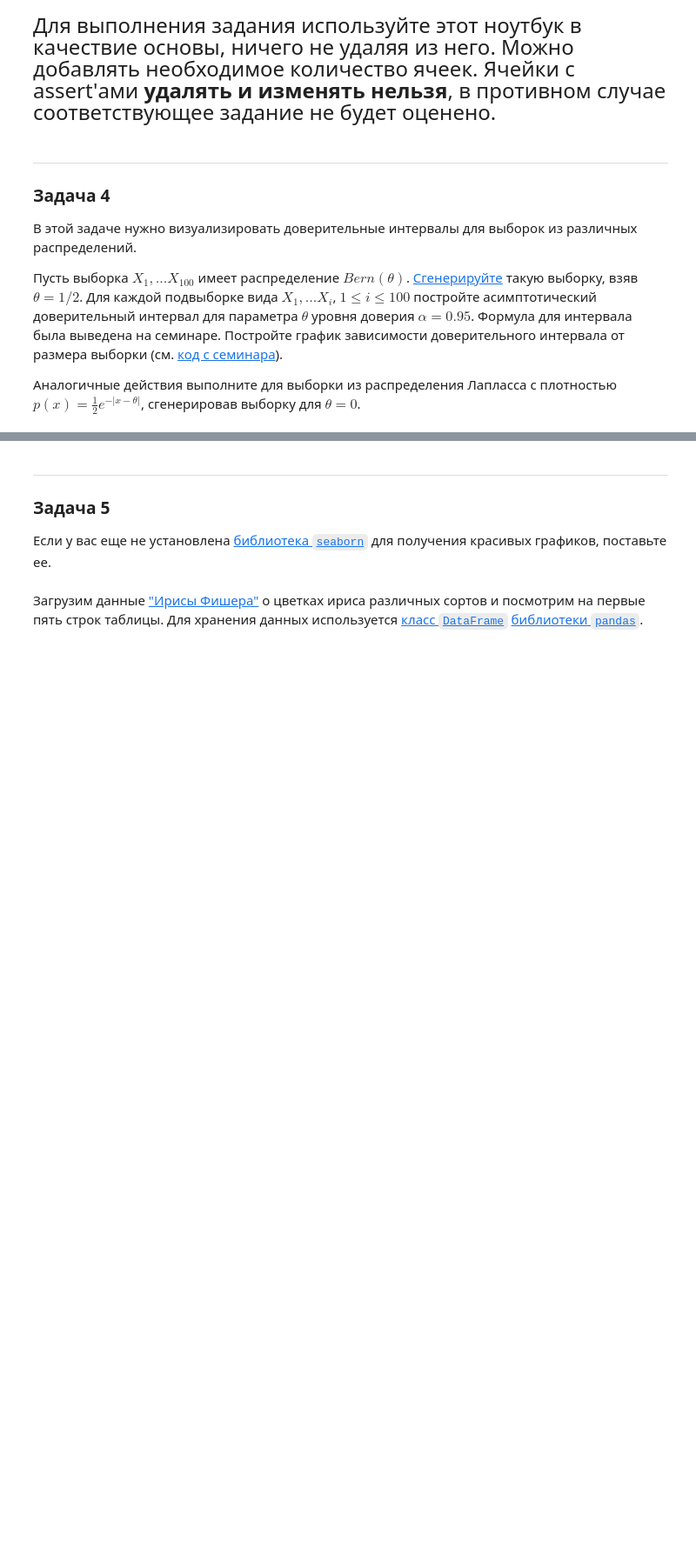
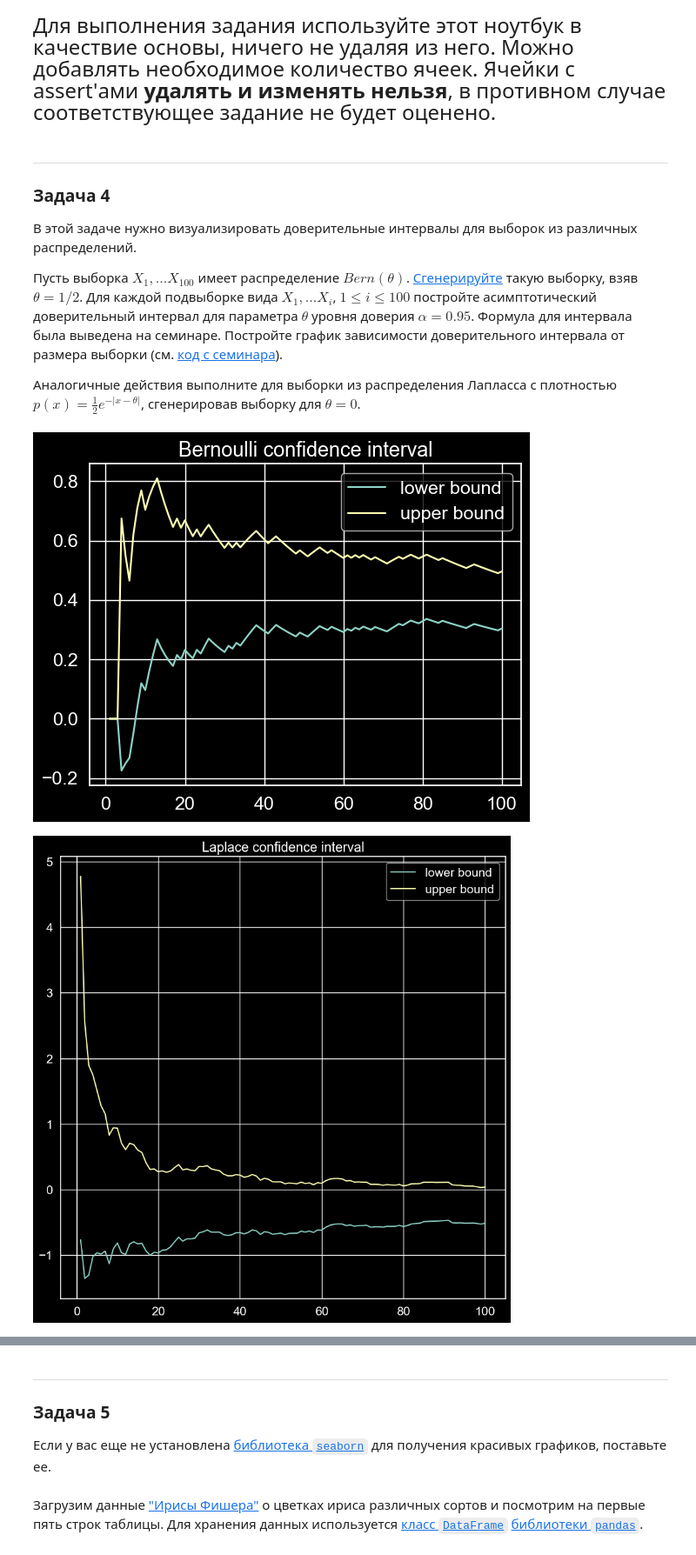
Before and after one commit to voroninip/FBMF_python, a Jupyter notebook: math_stat/HW2/hw2-b_stud.ipynb, the cells around one changed output, grey strips where cells are left out. Shown: that part at 87% size. Cells and saved outputs as stored; diff of their text form; code cells hidden in the pictures; blank space fills up the shorter version.

```diff
--- a/math_stat/HW2/hw2-b_stud.ipynb
+++ b/math_stat/HW2/hw2-b_stud.ipynb
@@ -38,4 +38,81 @@ plt.style.use("dark_background")
 Пусть выборка $X_1, ... X_{100}$ имеет распределение $Bern(\theta)$. <a href="https://miptstats.github.io/courses/python/07_random.html#2.-Работа-с-библиотекой-scipy.stats.">Сгенерируйте</a> такую выборку, взяв $\theta=1/2$. Для каждой подвыборке вида $X_1, ... X_i$, $1 \le i \le 100$ постройте асимптотический доверительный интервал для параметра $\theta$ уровня доверия $\alpha=0.95$. Формула для интервала была выведена на семинаре. Постройте график зависимости доверительного интервала от размера выборки (см. <a href="https://miptstats.github.io/courses/mathstat_bmhf/seminar3.html#Задача-1.">код с семинара</a>).
 
 Аналогичные действия выполните для выборки из распределения Лапласса с плотностью $p(x) = \frac{1}{2} e^{-|x-\theta|}$, сгенерировав выборку для $\theta=0$.
+# %%
+def plot_Bern(x):
+    n = len(x)
+    L = np.zeros(n)
+    R = np.zeros(n)
+    for i in range (1, n+1):
+        y = []
+        for j in range (i):
+            y.append(x[j])
+        def bernoulli_asymp_confint_l(y, confidence_level=0.95):
+            z = len(y)
+            mean = np.mean(y)
+            quantile = sps.norm(0, 1).ppf((1 + 0.95) / 2)
+            variance = sps.bernoulli(np.mean(y)).var()
+            k = np.sqrt(variance / z)
+            l = mean - quantile * k
+            r = mean + quantile * k
+            return l
+        def bernoulli_asymp_confint_r(y, confidence_level=0.95):
+            z = len(y)
+            mean = np.mean(y)
+            quantile = sps.norm(0, 1).ppf((1 + 0.95) / 2)
+            variance = sps.bernoulli(np.mean(y)).var()
+            k = np.sqrt(variance / z)
+            l = mean - quantile * k
+            r = mean + quantile * k
+            return r
+        L[i-1] = bernoulli_asymp_confint_l(y, confidence_level=0.95)
+        R[i-1] = bernoulli_asymp_confint_r(y, confidence_level=0.95)
+    plt.plot([i+1 for i in range(100)], L, label='lower bound')
+    plt.plot([i+1 for i in range(100)], R, label='upper bound')
+    plt.title('Bernoulli confidence interval')
+    plt.legend()
+    plt.show()
+
+def plot_Lap(x2):
+    n2 = len(x2)
+    L2 = np.zeros(n2)
+    R2 = np.zeros(n2)
+    for i in range (1, n2+1):
+        y2 = []
+        for j in range (i):
+            y2.append(x2[j])
+        def laplace_asymp_confint_l(y2, confidence_level=0.95):
+            z2 = len(y2)
+            mean2 = np.mean(y2)
+            quantile2 = sps.norm(0, 1).ppf((1 + 0.95) / 2)
+            variance2 = sps.laplace(np.mean(y2)).var()
+            k2 = np.sqrt(variance2 / z2)
+            l2 = mean2 - quantile2 * k2
+            r2 = mean2 + quantile2 * k2
+            return l2
+        def laplace_asymp_confint_r(y2, confidence_level=0.95):
+            z2 = len(y2)
+            mean2 = np.mean(y2)
+            quantile2 = sps.norm(0, 1).ppf((1 + 0.95) / 2)
+            variance2 = sps.laplace(np.mean(y2)).var()
+            k2 = np.sqrt(variance2 / z2)
+            l2 = mean2 - quantile2 * k2
+            r2 = mean2 + quantile2 * k2
+            return r2
+        L2[i-1] = laplace_asymp_confint_l(y2, confidence_level=0.95)
+        R2[i-1] = laplace_asymp_confint_r(y2, confidence_level=0.95)
+    plt.title('Laplace confidence interval')
+    plt.plot([i+1 for i in range(100)], L2, label='lower bound')
+    plt.plot([i+1 for i in range(100)], R2, label='upper bound')
+    plt.legend()
+    plt.show()
+
+x = sps.bernoulli.rvs(1/2, size=100)
+x2 = sps.laplace.rvs(0, size=100)
+plot_Bern(x)
+plt.figure(figsize=(10,10))
+plot_Lap(x2)
+# %% [output]
+[figure, added]
+[figure, added]
 # %% [markdown]
```
Also changed, not shown: parts of 3 cells of this notebook.
